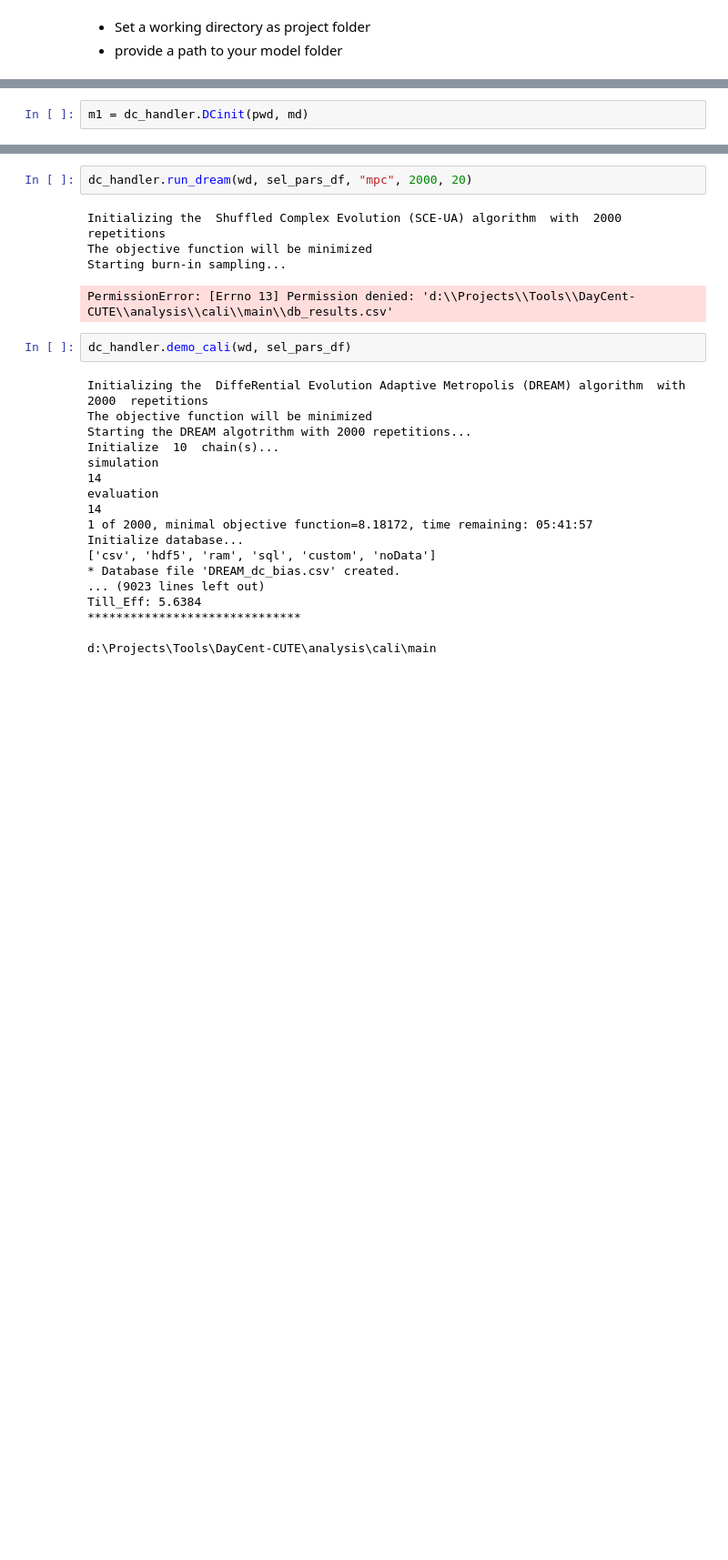
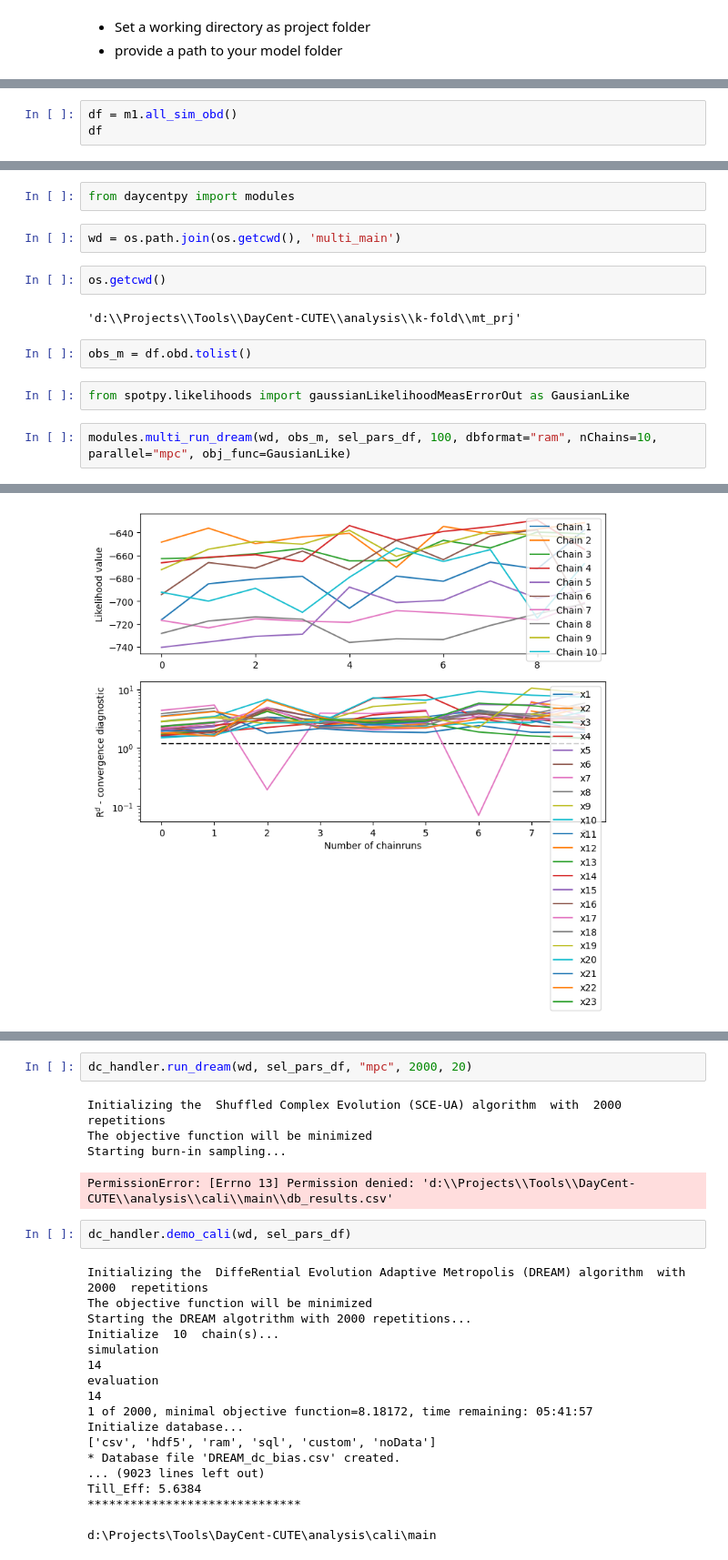
Before and after one commit to spark-brc/daycentpy, a Jupyter notebook: notebooks/parallel_processing_mt.ipynb, the cells around one changed output, grey strips where cells are left out. Shown at 91% size. Drawn from its saved outputs; the diff is of its cells as text; blank space fills up the shorter version.

Commit message:
modified multi_run

```diff
--- a/notebooks/parallel_processing_mt.ipynb
+++ b/notebooks/parallel_processing_mt.ipynb
@@ -27,5 +24,3 @@ m1 = daycentpy.handler.MultiInit(pwd, md)
     We found DayCent parameter base file.
     Open the file and select parameters you are goint to use ...,
     then save it as 'seleted_pars.csv'.
-# %%
-m1 = dc_handler.DCinit(pwd, md)
@@ -111,0 +36,3 @@ d:\Projects\Tools\DayCent-CUTE\analysis\cali\main
+# %%
+df = m1.all_sim_obd()
+df
@@ -111,0 +53,15 @@ d:\Projects\Tools\DayCent-CUTE\analysis\cali\main
+# %%
+from daycentpy import modules
+# %%
+wd = os.path.join(os.getcwd(), 'multi_main')
+# %%
+os.getcwd()
+# %% [output]
+'d:\\Projects\\Tools\\DayCent-CUTE\\analysis\\k-fold\\mt_prj'
+# %%
+obs_m = df.obd.tolist()
+# %%
+from spotpy.likelihoods import gaussianLikelihoodMeasErrorOut as GausianLike
+# %%
+modules.multi_run_dream(wd, obs_m, sel_pars_df, 100, dbformat="ram", nChains=10, parallel="mpc", obj_func=GausianLike)
+# %% [output]
@@ -111,0 +104 @@ d:\Projects\Tools\DayCent-CUTE\analysis\cali\main
+[figure, added]
```
Also changed, not shown: parts of 31 cells of this notebook, 9 other files.
